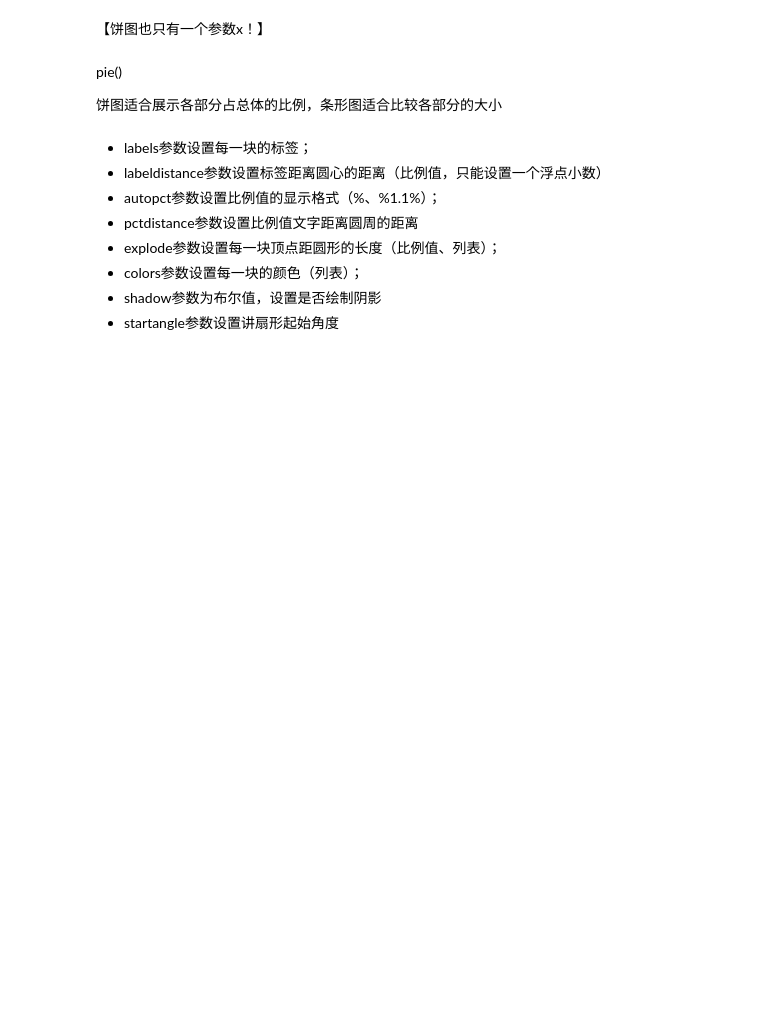
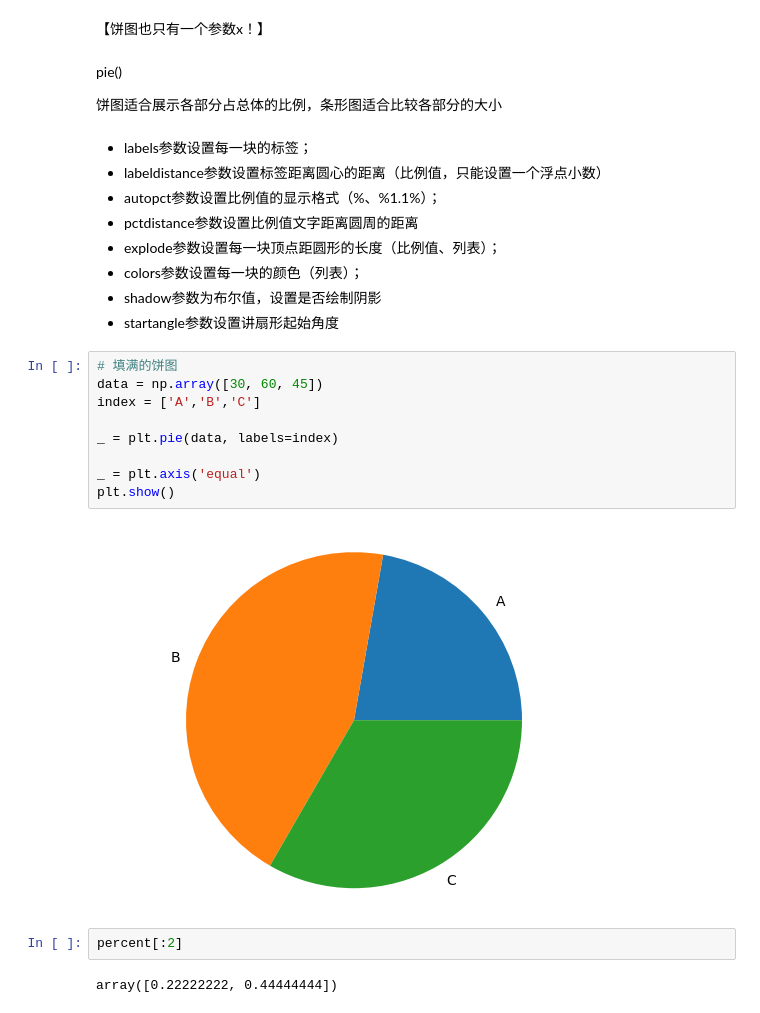
Before and after one commit to Leecoin49/StudyNote, a Jupyter notebook: LLM/AILLM_Luffy/1.Python/第21章Matplotlib/1.Matplotlib绘图.ipynb, the cells around one changed output. Drawn from its saved outputs; the diff is of its cells as text; blank space fills up the shorter version.

```diff
--- a/LLM/AILLM_Luffy/1.Python/第21章Matplotlib/1.Matplotlib绘图.ipynb
+++ b/LLM/AILLM_Luffy/1.Python/第21章Matplotlib/1.Matplotlib绘图.ipynb
@@ -1163,3 +1184,18 @@ pie()
 - colors参数设置每一块的颜色（列表）；
 - shadow参数为布尔值，设置是否绘制阴影
 - startangle参数设置讲扇形起始角度
+# %%
+# 填满的饼图
+data = np.array([30, 60, 45])
+index = ['A','B','C']
+
+_ = plt.pie(data, labels=index)
+
+_ = plt.axis('equal')
+plt.show()
+# %% [output]
+[figure, added]
+# %%
+percent[:2]
+# %% [output]
+array([0.22222222, 0.44444444])
```
Also changed, not shown: parts of 16 cells of this notebook, 1 other file.
